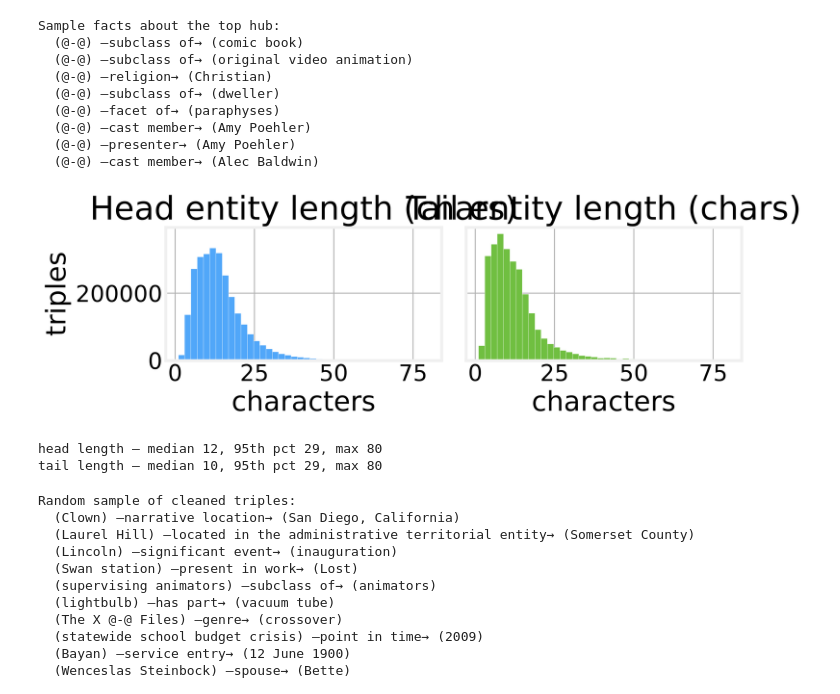
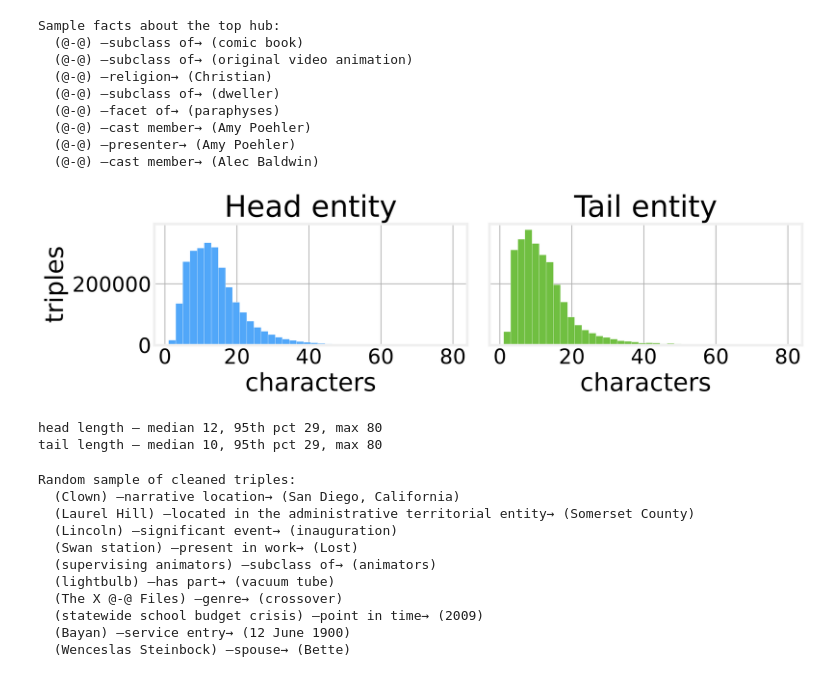
Before and after one commit to DataForScience/GraphRAG, a Jupyter notebook: 2. Text To Triples.ipynb, the cells around one changed output. Drawn from its saved outputs; the diff is of its cells as text; code cells hidden in the pictures.

```diff
--- a/2. Text To Triples.ipynb
+++ b/2. Text To Triples.ipynb
@@ -1059,26 +1050,26 @@ Sample facts about the top hub:
 # %%
 # --- Entity span lengths & extraction yield ---------------------------------------
 head_lens = [len(h) for h, _, _ in triples]
 tail_lens = [len(t) for _, _, t in triples]
 
-fig, axes = plt.subplots(1, 2, figsize=(11, 4), sharey=True)
+fig, axes = plt.subplots(1, 2, figsize=(13, 4), sharey=True)
 axes[0].hist(head_lens, bins=40, color=colors[0], edgecolor="white", linewidth=0.3)
-axes[0].set_title("Head entity length (chars)")
+axes[0].set_title("Head entity")
 axes[0].set_xlabel("characters")
 axes[0].set_ylabel("triples")
 axes[1].hist(tail_lens, bins=40, color=colors[2], edgecolor="white", linewidth=0.3)
-axes[1].set_title("Tail entity length (chars)")
+axes[1].set_title("Tail entity")
 axes[1].set_xlabel("characters")
 fig.tight_layout()
 plt.show()
 
 for name, lens in [("head", head_lens), ("tail", tail_lens)]:
     lens.sort()
     p50 = lens[len(lens) // 2]
     p95 = lens[int(0.95 * len(lens))]
     print(f"{name:>4} length — median {p50}, 95th pct {p95}, max {max(lens)}")
 # %% [output]
-[figure, old version]
+[figure, new version]
 head length — median 12, 95th pct 29, max 80
 tail length — median 10, 95th pct 29, max 80
 # %%
```
Also changed, not shown: parts of 8 cells of this notebook, 3 other files.
